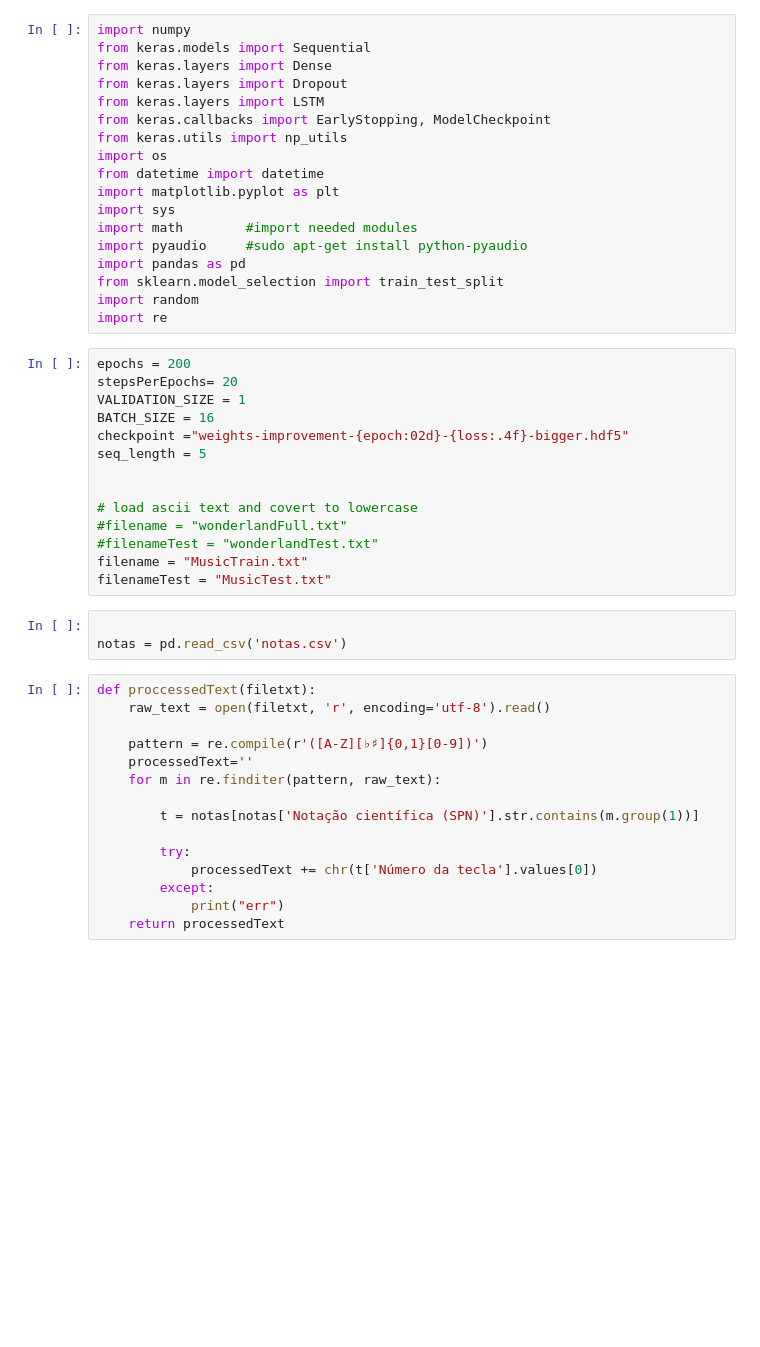
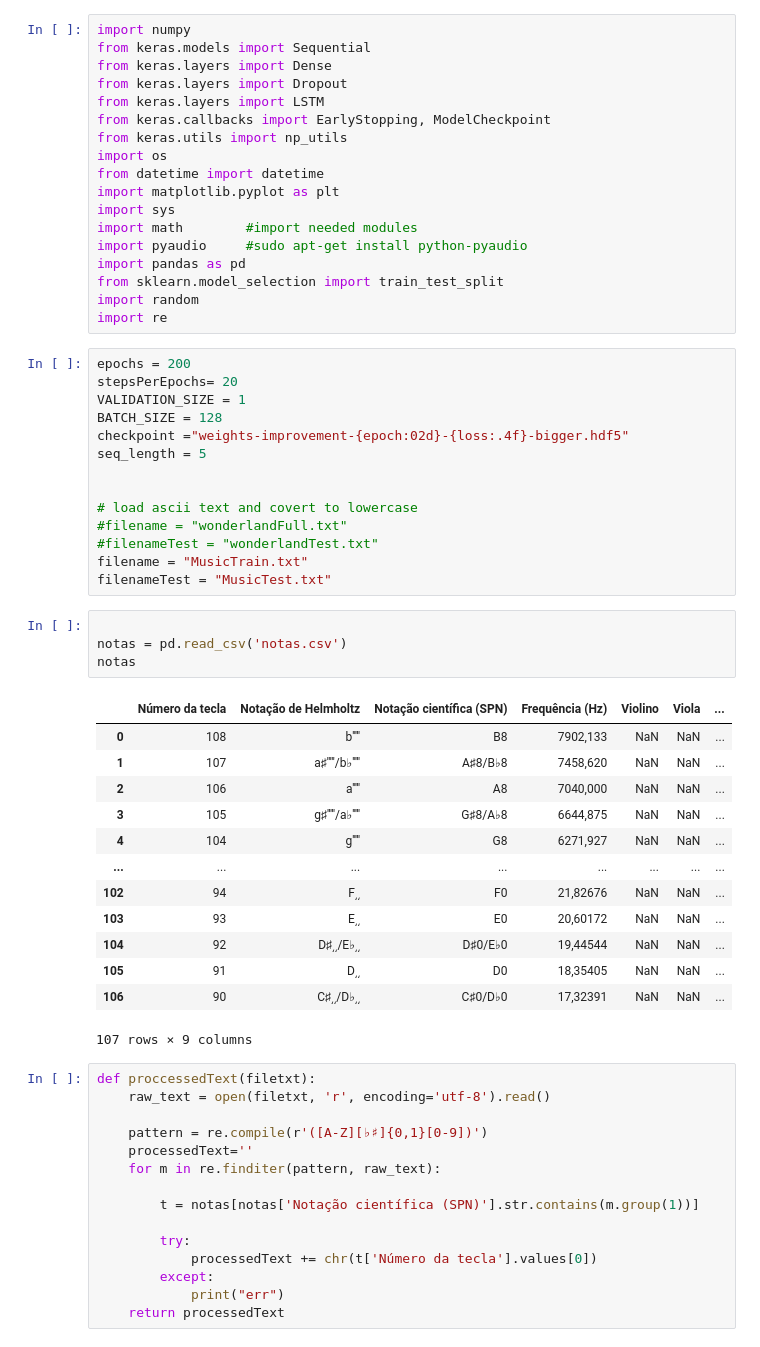
Before and after one commit to EdsonYamamoto/ProjetoInteligenciaArtificialSistemaSugestao, a Jupyter notebook: main.ipynb, the cells around one changed output. Cells and saved outputs as stored; diff of their text form; blank space fills up the shorter version.

```diff
--- a/main.ipynb
+++ b/main.ipynb
@@ -20,7 +20,7 @@ import re
 epochs = 200
 stepsPerEpochs= 20
 VALIDATION_SIZE = 1
-BATCH_SIZE = 16
+BATCH_SIZE = 128
 checkpoint ="weights-improvement-{epoch:02d}-{loss:.4f}-bigger.hdf5"
 seq_length = 5
 
@@ -33,6 +33,21 @@ filenameTest = "MusicTest.txt"
 # %%
 
 notas = pd.read_csv('notas.csv')
+notas
+# %% [output]
+|  | Número da tecla | Notação de Helmholtz | Notação científica (SPN) | Frequência (Hz) | Violino | Viola | ... |
+| 0 | 108 | b′′′′′ | B8 | 7902,133 | NaN | NaN | ... |
+| 1 | 107 | a♯′′′′′/b♭′′′′′ | A♯8/B♭8 | 7458,620 | NaN | NaN | ... |
+| 2 | 106 | a′′′′′ | A8 | 7040,000 | NaN | NaN | ... |
+| 3 | 105 | g♯′′′′′/a♭′′′′′ | G♯8/A♭8 | 6644,875 | NaN | NaN | ... |
+| 4 | 104 | g′′′′′ | G8 | 6271,927 | NaN | NaN | ... |
+| ... | ... | ... | ... | ... | ... | ... | ... |
+| 102 | 94 | F͵͵ | F0 | 21,82676 | NaN | NaN | ... |
+| 103 | 93 | E͵͵ | E0 | 20,60172 | NaN | NaN | ... |
+| 104 | 92 | D♯͵͵/E♭͵͵ | D♯0/E♭0 | 19,44544 | NaN | NaN | ... |
+| 105 | 91 | D͵͵ | D0 | 18,35405 | NaN | NaN | ... |
+| 106 | 90 | C♯͵͵/D♭͵͵ | C♯0/D♭0 | 17,32391 | NaN | NaN | ... |
+107 rows × 9 columns
 # %%
 def proccessedText(filetxt):
     raw_text = open(filetxt, 'r', encoding='utf-8').read()
```
Also changed, not shown: parts of 9 cells of this notebook.
